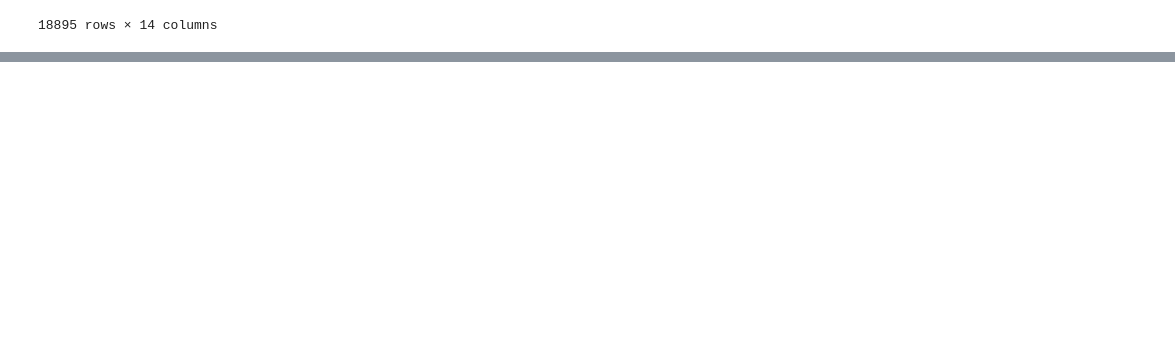
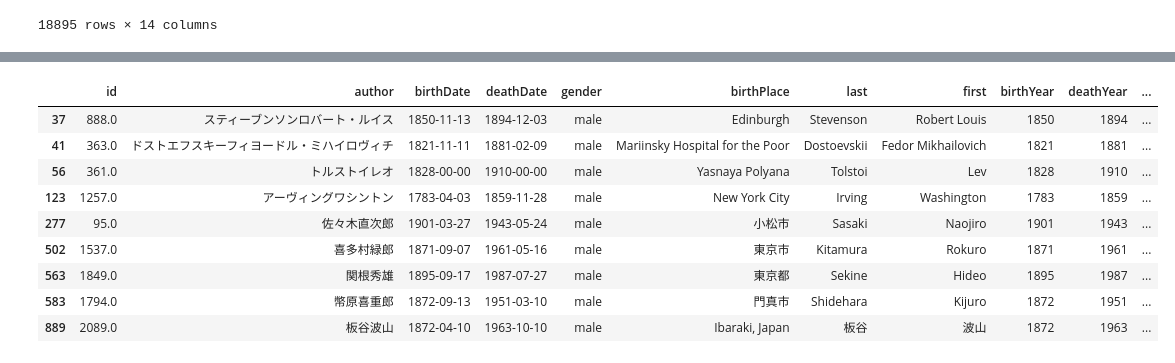
Before and after one commit to j-chowder/japanese_literature, a Jupyter notebook: feature_engineering.ipynb, the cells around one changed output, grey strips where cells are left out. Saved outputs shown, nothing was run; the diff lists cells and outputs as text; code cells hidden in the pictures; blank space fills up the shorter version.

```diff
--- a/feature_engineering.ipynb
+++ b/feature_engineering.ipynb
@@ -365,0 +404,2 @@ author
+# %%
+author = author[~(author['id'].isin(authors_with_no_works))]
@@ -366,3 +422,23 @@ author
+# %%
+def get_age_at_first(row):
+    # 1. for each author, query all of their works.
+    author_works = merge[merge['author_id'] == row]
+    # filter out all nulls.
+    author_works = author_works[~author_works['inception'].isna()]
+    if author_works.empty: # all works had unknown inception dates.
+        print('nothin')
+        return np.nan
+    # 2. find the earliest inception year.
+    earliest = np.min(author_works['inception'].values)
+
+    # 3. calculate age.
+    birth = author[author['id'] == row]['birthYear'].iloc[0]
+
+    if(birth is not None):
+        print(float(earliest) - float(birth))
+        return float(earliest) - float(birth)
+
+    return np.nan
 # %%
-author['id'].apply(get_age_at_first)
+author['first_work_age'] = author['id'].apply(get_age_at_first)
 # %% [output]
@@ -375,0 +462,15 @@ ValueError: zero-size array to reduction operation minimum which has no identity
+# %%
+impossible = (author['first_work_age'] > 80) | (author['first_work_age'] < 10)
+# %%
+author[impossible]
+# %% [output]
+|  | id | author | birthDate | deathDate | gender | birthPlace | last | first | birthYear | deathYear | ... |
+| 37 | 888.0 | スティーブンソンロバート・ルイス | 1850-11-13 | 1894-12-03 | male | Edinburgh | Stevenson | Robert Louis | 1850 | 1894 | ... |
+| 41 | 363.0 | ドストエフスキーフィヨードル・ミハイロヴィチ | 1821-11-11 | 1881-02-09 | male | Mariinsky Hospital for the Poor | Dostoevskii | Fedor Mikhailovich | 1821 | 1881 | ... |
+| 56 | 361.0 | トルストイレオ | 1828-00-00 | 1910-00-00 | male | Yasnaya Polyana | Tolstoi | Lev | 1828 | 1910 | ... |
+| 123 | 1257.0 | アーヴィングワシントン | 1783-04-03 | 1859-11-28 | male | New York City | Irving | Washington | 1783 | 1859 | ... |
+| 277 | 95.0 | 佐々木直次郎 | 1901-03-27 | 1943-05-24 | male | 小松市 | Sasaki | Naojiro | 1901 | 1943 | ... |
+| 502 | 1537.0 | 喜多村緑郎 | 1871-09-07 | 1961-05-16 | male | 東京市 | Kitamura | Rokuro | 1871 | 1961 | ... |
+| 563 | 1849.0 | 関根秀雄 | 1895-09-17 | 1987-07-27 | male | 東京都 | Sekine | Hideo | 1895 | 1987 | ... |
+| 583 | 1794.0 | 幣原喜重郎 | 1872-09-13 | 1951-03-10 | male | 門真市 | Shidehara | Kijuro | 1872 | 1951 | ... |
+| 889 | 2089.0 | 板谷波山 | 1872-04-10 | 1963-10-10 | male | Ibaraki, Japan | 板谷 | 波山 | 1872 | 1963 | ... |
```
Also changed, not shown: parts of 66 cells of this notebook, 2 other files.
